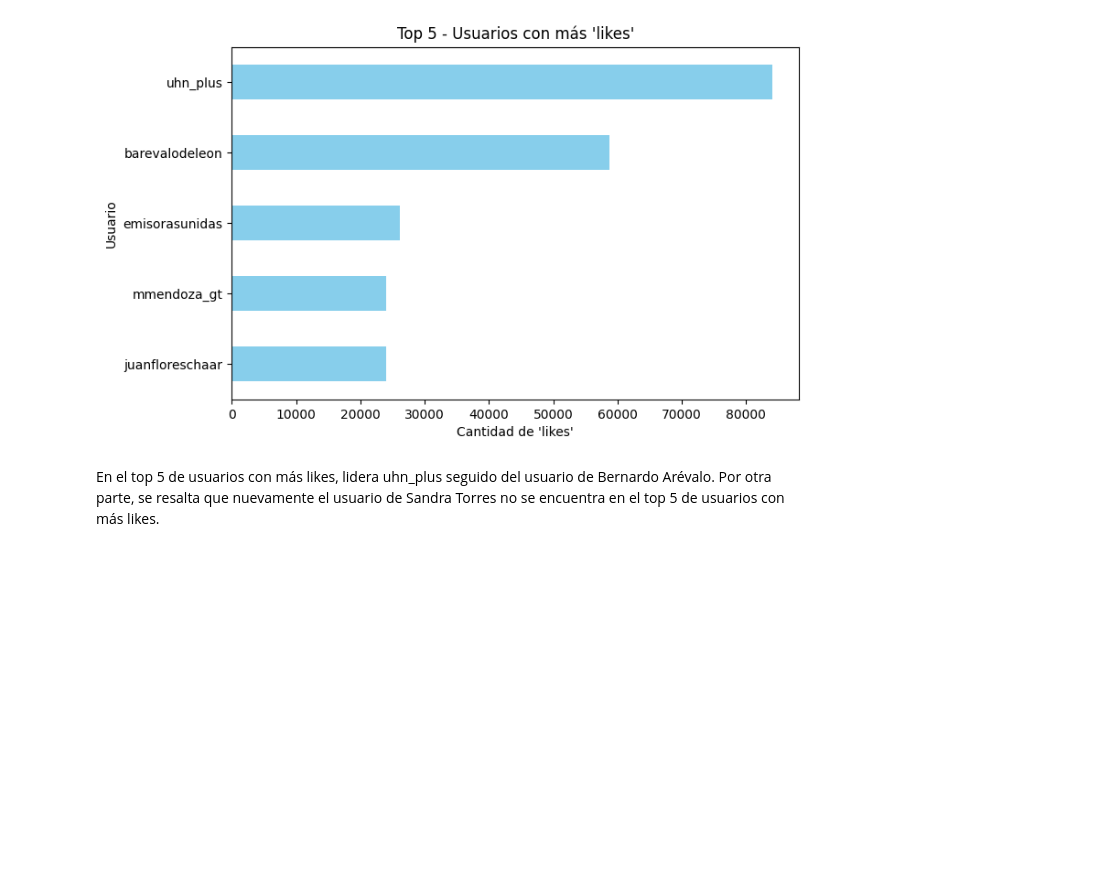
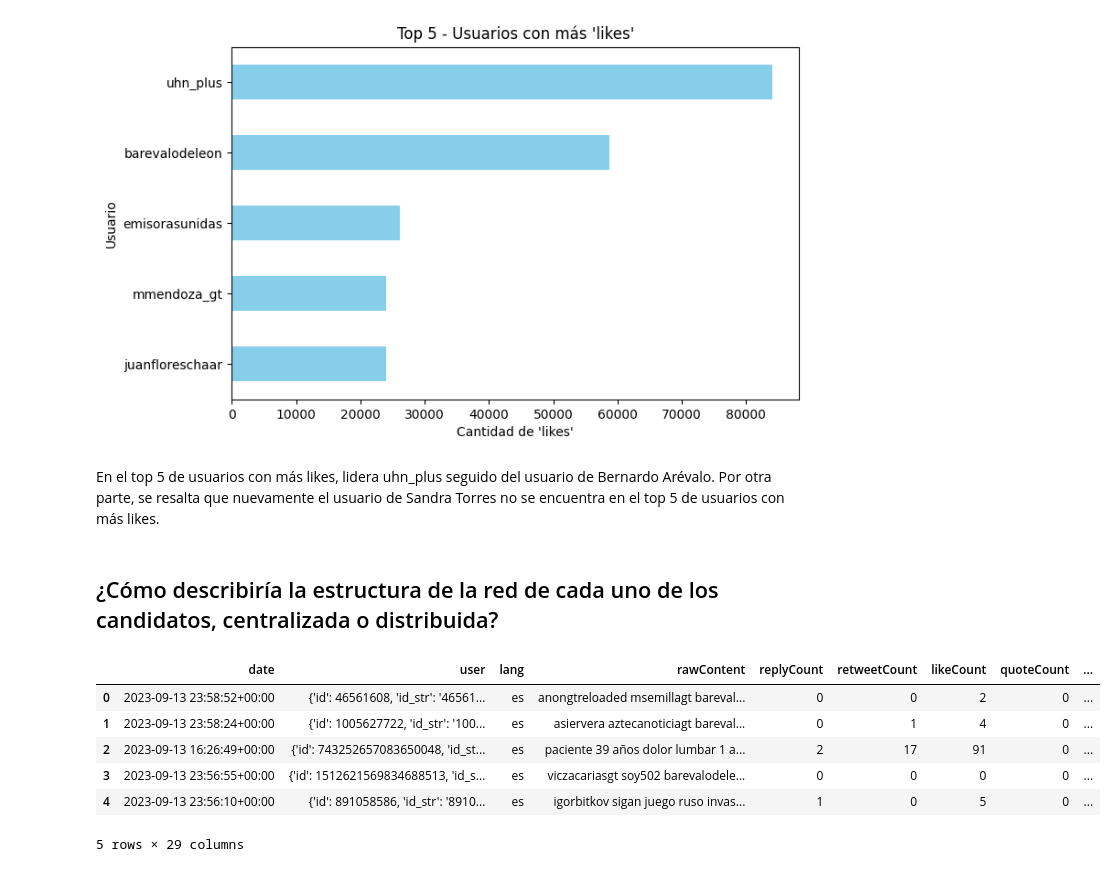
Before and after one commit to guillermoSb/datascience_laboratorio6, a Jupyter notebook: Problema2.ipynb, the cells around one changed output. Drawn from its saved outputs; the diff is of its cells as text; code cells hidden in the pictures; blank space fills up the shorter version.

```diff
--- a/Problema2.ipynb
+++ b/Problema2.ipynb
@@ -22,7 +28,9 @@ df_sandra = pd.read_csv('data/sandraTorres.csv')
 
 df_bernardo = df_bernardo.drop(df_bernardo.columns[0], axis=1)	# Primera columna no es necesaria
 df_bernardo = df_bernardo.apply(lambda x: x.astype(str).str.lower())	# convertir todo a minúscula
-df_bernardo = df_bernardo.drop(['id'], axis=1)
+
+if 'id' in df_bernardo.columns:
+    df_bernardo = df_bernardo.drop(['id'], axis=1)
 df_bernardo = df_bernardo.drop(['id_str'], axis=1)
 df_bernardo = df_bernardo.drop(['url'], axis=1)
 
@@ -39,9 +47,13 @@ df_bernardo['rawContent'] = df_bernardo['rawContent'].apply(lambda x: ' '.join([
 
 df_bernardo = df_bernardo[df_bernardo['lang'] == 'es']
 
+# extrayendo nombres de usuario de los tweets
 match = lambda user_str: re.search(r"'username':\s*'([^']+)'", user_str)
 username_from_str = lambda user_str: match(user_str).group(1) if match(user_str) else None
 df_bernardo['tweet_username'] = df_bernardo['user'].apply(username_from_str)
+
+# extrayendo nombres de usuario mencionados en los tweets
+df_bernardo['mentioned_usernames'] = df_bernardo['mentionedUsers'].apply(extract_mentioned_users)
 # %%
 df_bernardo
 # %% [output]
@@ -264,3 +297,17 @@ plt.show()
 [figure]
 # %% [markdown]
 En el top 5 de usuarios con más likes, lidera uhn_plus seguido del usuario de Bernardo Arévalo. Por otra parte, se resalta que nuevamente el usuario de Sandra Torres no se encuentra en el top 5 de usuarios con más likes.
+# %% [markdown]
+## ¿Cómo describiría la estructura de la red de cada uno de los candidatos, centralizada o distribuida?
+# %%
+
+
+df_bernardo.head()
+# %% [output]
+|  | date | user | lang | rawContent | replyCount | retweetCount | likeCount | quoteCount | ... |
+| 0 | 2023-09-13 23:58:52+00:00 | {'id': 46561608, 'id_str': '46561... | es | anongtreloaded msemillagt bareval... | 0 | 0 | 2 | 0 | ... |
+| 1 | 2023-09-13 23:58:24+00:00 | {'id': 1005627722, 'id_str': '100... | es | asiervera aztecanoticiagt bareval... | 0 | 1 | 4 | 0 | ... |
+| 2 | 2023-09-13 16:26:49+00:00 | {'id': 743252657083650048, 'id_st... | es | paciente 39 años dolor lumbar 1 a... | 2 | 17 | 91 | 0 | ... |
+| 3 | 2023-09-13 23:56:55+00:00 | {'id': 1512621569834688513, 'id_s... | es | viczacariasgt soy502 barevalodele... | 0 | 0 | 0 | 0 | ... |
+| 4 | 2023-09-13 23:56:10+00:00 | {'id': 891058586, 'id_str': '8910... | es | igorbitkov sigan juego ruso invas... | 1 | 0 | 5 | 0 | ... |
+5 rows × 29 columns
```
Also changed, not shown: parts of 4 cells of this notebook, 1 other file.
